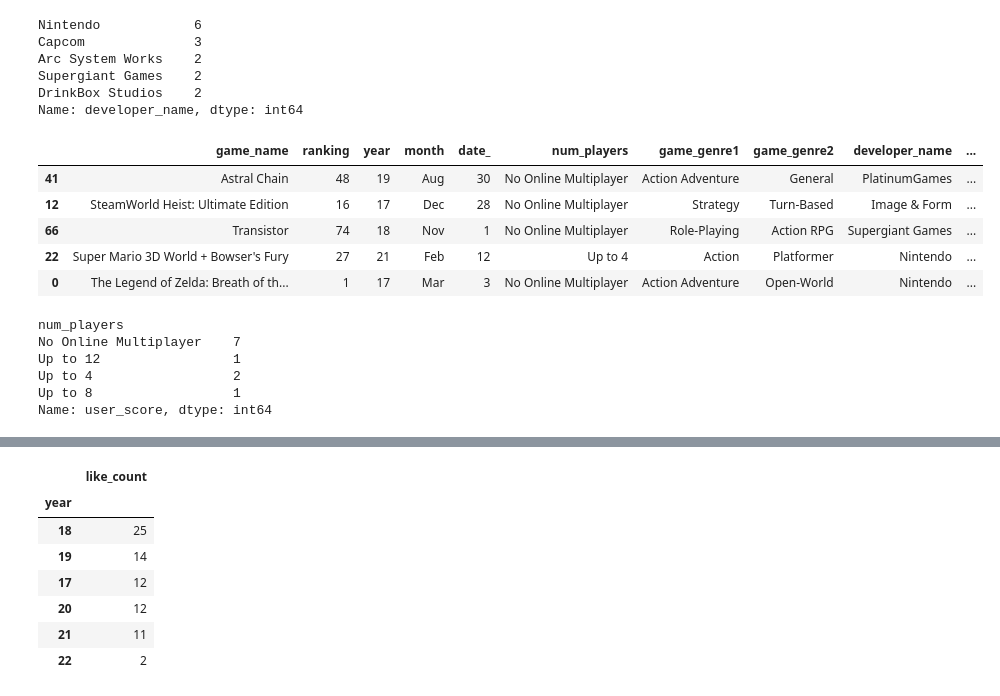
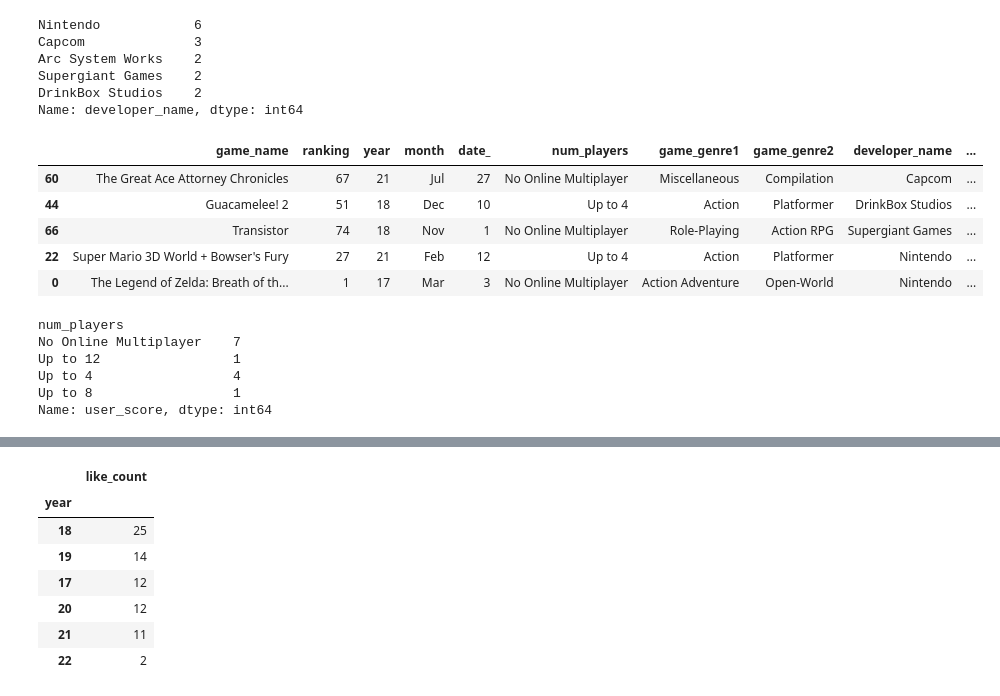
Before and after one commit to dmiao123/DE-Individual-, a Jupyter notebook: Python Work/DE Individual .ipynb, the cells around one changed output, grey strips where cells are left out. Drawn from its saved outputs; the diff is of its cells as text; code cells hidden in the pictures.

```diff
--- a/Python Work/DE Individual .ipynb
+++ b/Python Work/DE Individual .ipynb
@@ -2112,27 +2155,34 @@ DrinkBox Studios    2
 Name: developer_name, dtype: int64
 # %%
 #select data only with top 5 developer
+# Game_d_top = Data_train.loc[Data_train['developer_name'].isin(['Nintendo',
+#                                                'Supergiant Games',
+#                                             # 'Arc System Works',
+#                                                'PlatinumGames',
+#                                                'Image & Form'])]
+
 Game_d_top = Data_train.loc[Data_train['developer_name'].isin(['Nintendo',
+                                               'Capcom',
+                                               #'Arc System Works',
                                                'Supergiant Games',
-                                            # 'Arc System Works',
-                                               'PlatinumGames',
-                                               'Image & Form'])]
+                                               'DrinkBox Studios'])]
 Game_d_top.head()
 # %% [output]
 |  | game_name | ranking | year | month | date_ | num_players | game_genre1 | game_genre2 | developer_name | ... |
-| 41 | Astral Chain | 48 | 19 | Aug | 30 | No Online Multiplayer | Action Adventure | General | PlatinumGames | ... |
-| 12 | SteamWorld Heist: Ultimate Edition | 16 | 17 | Dec | 28 | No Online Multiplayer | Strategy | Turn-Based | Image & Form | ... |
+| 60 | The Great Ace Attorney Chronicles | 67 | 21 | Jul | 27 | No Online Multiplayer | Miscellaneous | Compilation | Capcom | ... |
+| 44 | Guacamelee! 2 | 51 | 18 | Dec | 10 | Up to 4 | Action | Platformer | DrinkBox Studios | ... |
 | 66 | Transistor | 74 | 18 | Nov | 1 | No Online Multiplayer | Role-Playing | Action RPG | Supergiant Games | ... |
 | 22 | Super Mario 3D World + Bowser's Fury | 27 | 21 | Feb | 12 | Up to 4 | Action | Platformer | Nintendo | ... |
 | 0 | The Legend of Zelda: Breath of th... | 1 | 17 | Mar | 3 | No Online Multiplayer | Action Adventure | Open-World | Nintendo | ... |
 # %%
+#Count each tyoes of number of plyers
 Game_g = Game_d_top.groupby(['num_players'])['user_score'].count()
 Game_g
 # %% [output]
 num_players
 No Online Multiplayer    7
 Up to 12                 1
-Up to 4                  2
+Up to 4                  4
 Up to 8                  1
 Name: user_score, dtype: int64
 # %%
```
Also changed, not shown: parts of 108 cells of this notebook.
